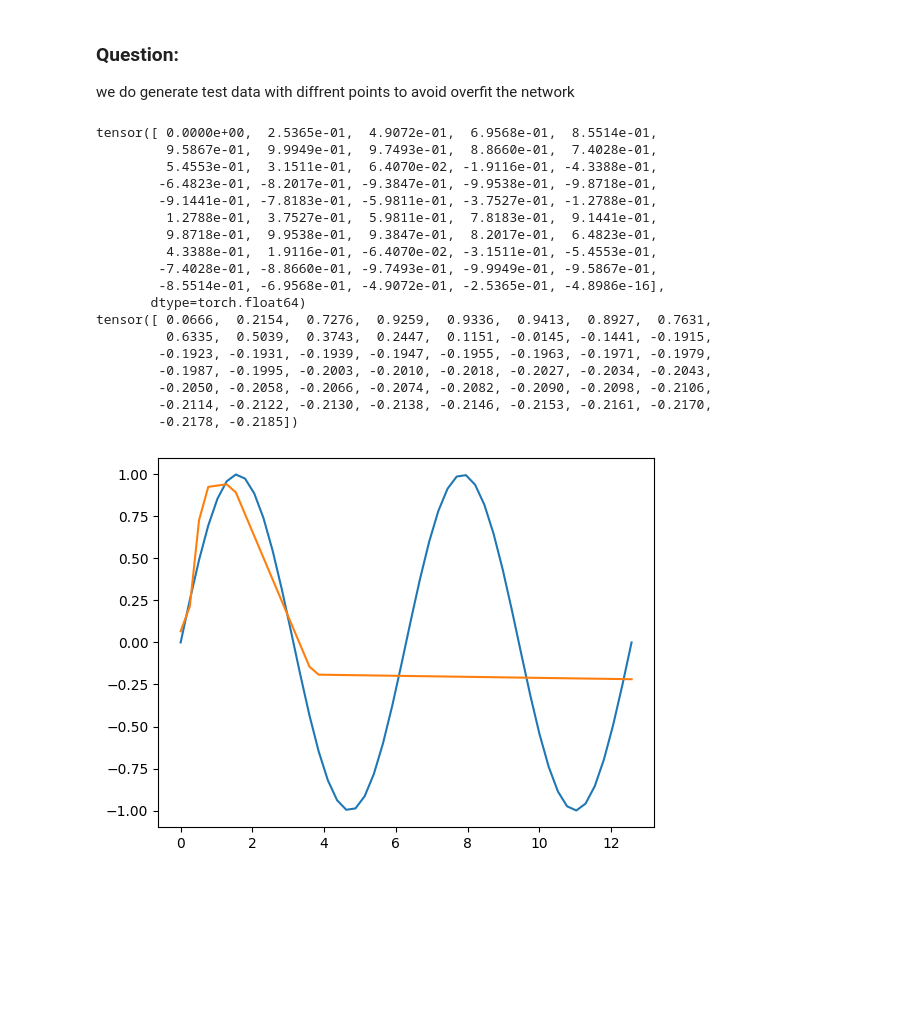
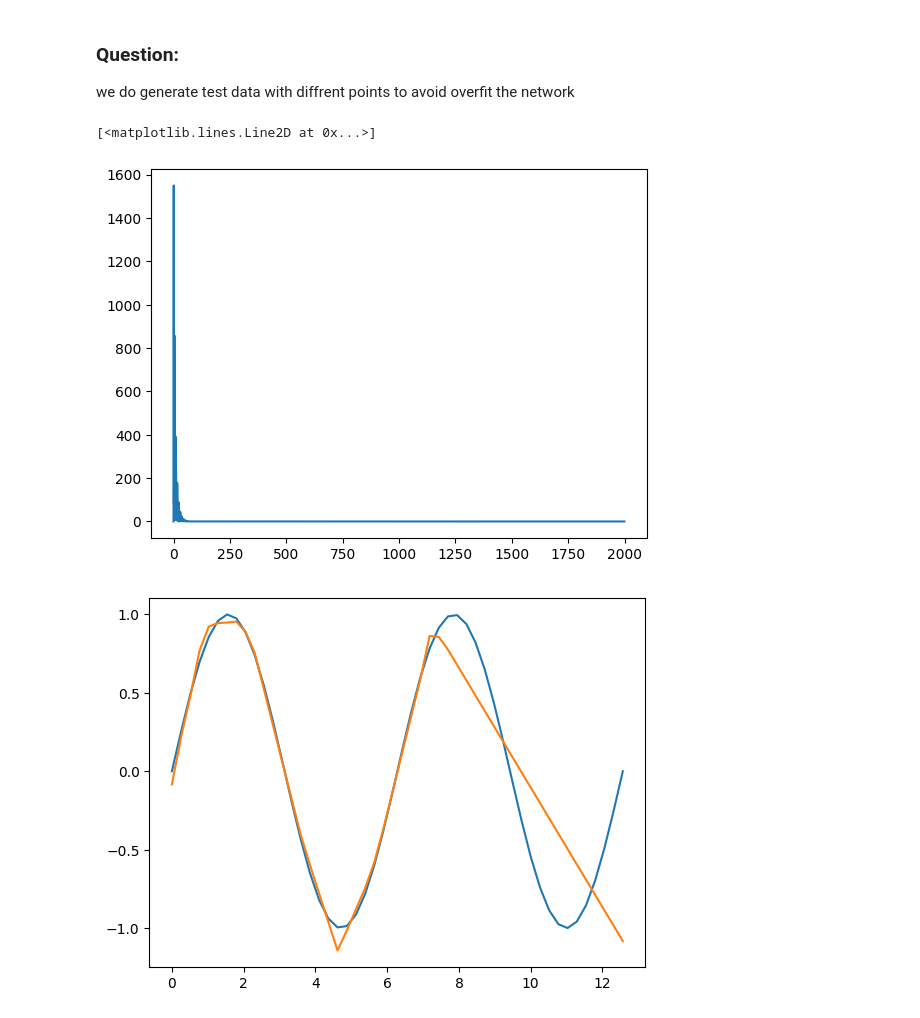
Before and after one commit to ELFATEH001/Neural-Networks-courses, a Jupyter notebook: Assignment2.ipynb, the cells around one changed output. Saved outputs shown, nothing was run; the diff lists cells and outputs as text; code cells hidden in the pictures; blank space fills up the shorter version.

```diff
--- a/Assignment2.ipynb
+++ b/Assignment2.ipynb
@@ -81,56 +58,41 @@ def forward(input):
     return x.squeeze()
 # %%
 # training loop
-epochs = 10000
+epochs = 2000
 pred = torch.zeros(len(y_train))
-optim = torch.optim.Adam(params,lr=0.002)
+optim = torch.optim.Adam(params,lr=0.01)
 epochs_his =[]
 loss_his   =[]
 for epoch in range(epochs):
     optim.zero_grad()
     # pred = torch.tensor([forward(float(x)) for x in x_test])
     pred = torch.stack([forward(float(x)) for x in x_train])
 
     loss = torch.mean((pred-y_train)**2)
 
     loss.backward()
 
     optim.step()
 
     # print("epoch {} || loss {} ".format(epoch, loss))
     # with torch.no_grad():
     epochs_his.append(epoch)
     loss_his.append(loss.item())
 
 plt.subplot()
 plt.plot(epochs_his,loss_his)
+# %% [output]
+[<matplotlib.lines.Line2D at 0x...>]
+[figure, added]
 # %%
 with torch.no_grad():
     y_pred_test =  torch.tensor([forward(float(x)) for x in x_test])
     plt.subplot()
     plt.plot(x_test,y_test)
     plt.plot(x_test,y_pred_test.numpy())
-    print(y_test)
-    print(y_pred_test)
+    # print(y_test)
+    # print(y_pred_test)
 # %% [output]
-tensor([ 0.0000e+00,  2.5365e-01,  4.9072e-01,  6.9568e-01,  8.5514e-01,
-         9.5867e-01,  9.9949e-01,  9.7493e-01,  8.8660e-01,  7.4028e-01,
-         5.4553e-01,  3.1511e-01,  6.4070e-02, -1.9116e-01, -4.3388e-01,
-        -6.4823e-01, -8.2017e-01, -9.3847e-01, -9.9538e-01, -9.8718e-01,
-        -9.1441e-01, -7.8183e-01, -5.9811e-01, -3.7527e-01, -1.2788e-01,
-         1.2788e-01,  3.7527e-01,  5.9811e-01,  7.8183e-01,  9.1441e-01,
-         9.8718e-01,  9.9538e-01,  9.3847e-01,  8.2017e-01,  6.4823e-01,
-         4.3388e-01,  1.9116e-01, -6.4070e-02, -3.1511e-01, -5.4553e-01,
-        -7.4028e-01, -8.8660e-01, -9.7493e-01, -9.9949e-01, -9.5867e-01,
-        -8.5514e-01, -6.9568e-01, -4.9072e-01, -2.5365e-01, -4.8986e-16],
-       dtype=torch.float64)
-tensor([ 0.0666,  0.2154,  0.7276,  0.9259,  0.9336,  0.9413,  0.8927,  0.7631,
-         0.6335,  0.5039,  0.3743,  0.2447,  0.1151, -0.0145, -0.1441, -0.1915,
-        -0.1923, -0.1931, -0.1939, -0.1947, -0.1955, -0.1963, -0.1971, -0.1979,
-        -0.1987, -0.1995, -0.2003, -0.2010, -0.2018, -0.2027, -0.2034, -0.2043,
-        -0.2050, -0.2058, -0.2066, -0.2074, -0.2082, -0.2090, -0.2098, -0.2106,
-        -0.2114, -0.2122, -0.2130, -0.2138, -0.2146, -0.2153, -0.2161, -0.2170,
-        -0.2178, -0.2185])
-[figure, old version]
+[figure, new version]
 # %% [markdown]
 ## Qsts
```
Also changed, not shown: parts of 5 cells of this notebook.
